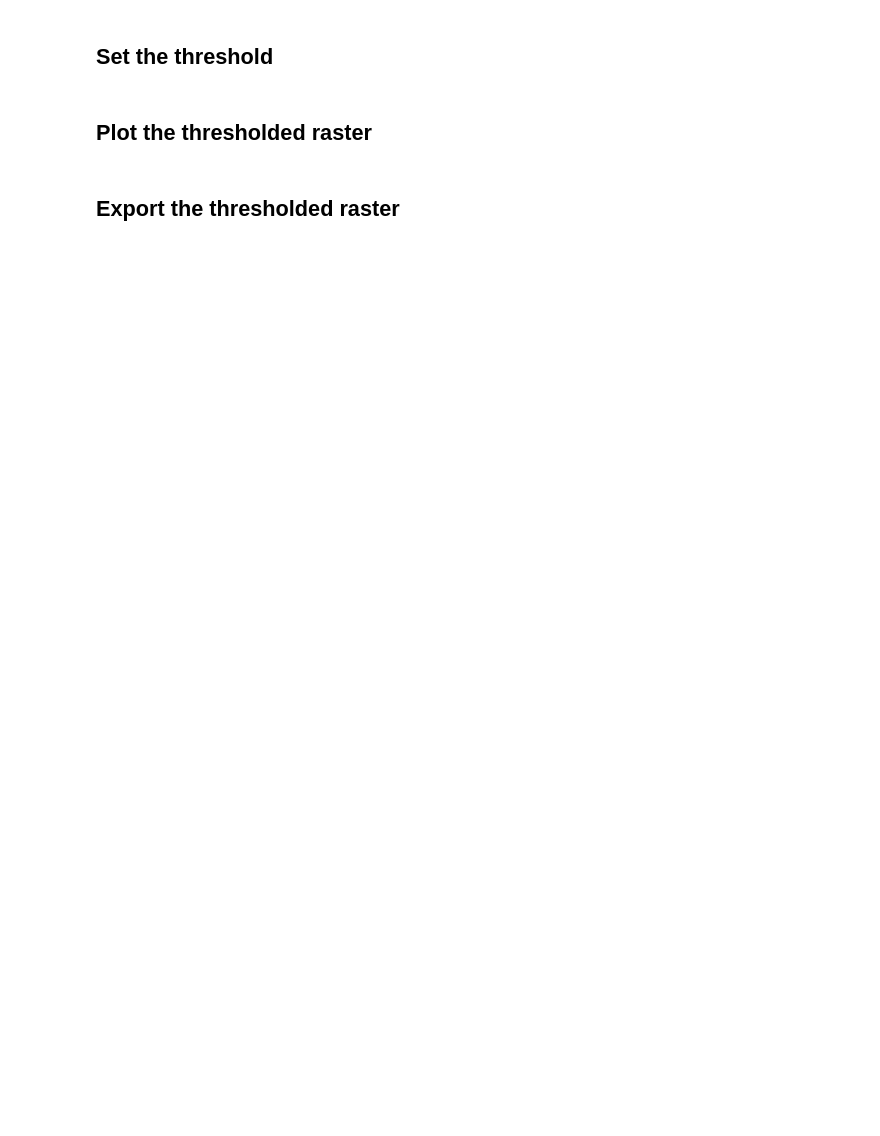
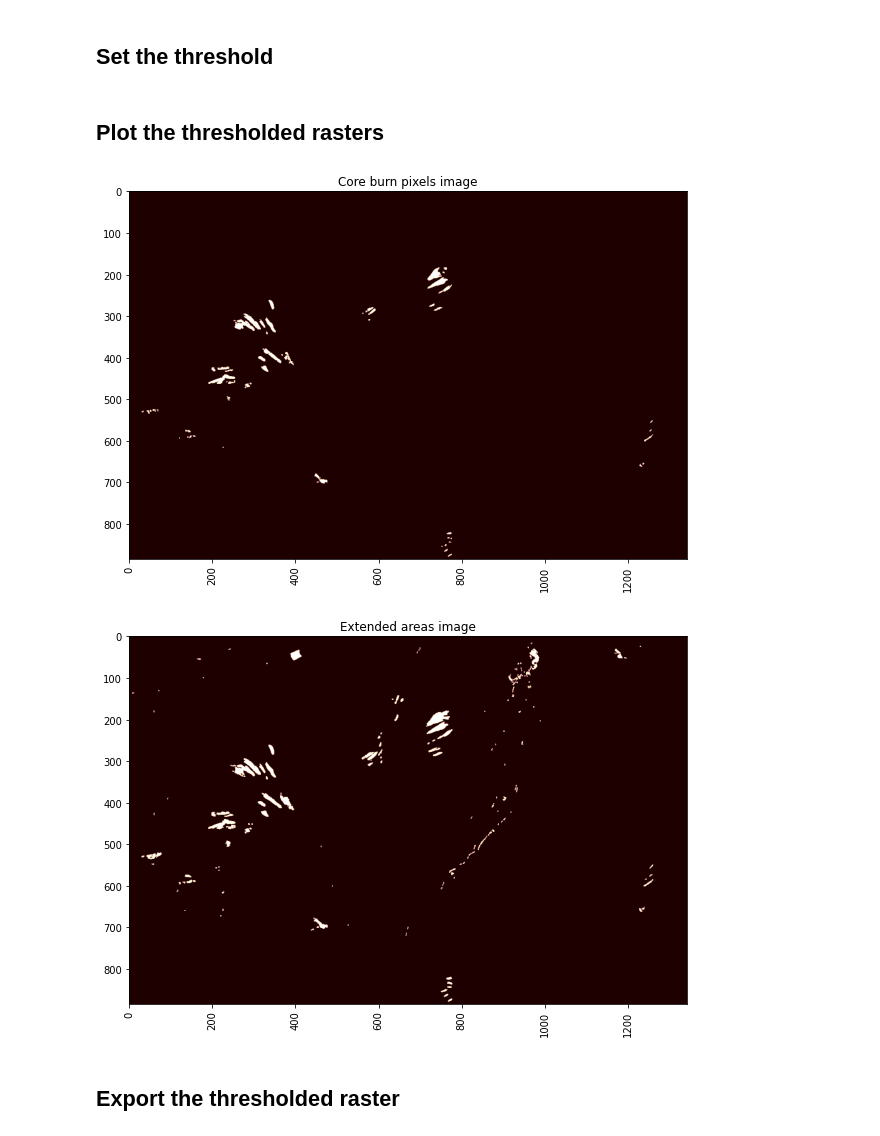
Before and after one commit to duncansnh/burn-mapping, a Jupyter notebook: CUU_burn_extent_image_thresholding.ipynb, the cells around one changed output. Cells and saved outputs as stored; diff of their text form; code cells hidden in the pictures; blank space fills up the shorter version.

```diff
--- a/CUU_burn_extent_image_thresholding.ipynb
+++ b/CUU_burn_extent_image_thresholding.ipynb
@@ -121,6 +121,13 @@ postNBRQ3 = df_burns_indices.postnbr.quantile(0.75)
 print(postNBRQ3)
 dNBR2Q3 = df_burns_indices.dnbr2.quantile(0.75)
 print(dNBR2Q3)
+
+# 25th percentile for extended areas
+print("25th percentiles")
+dSAVIQ1 = df_burns_indices.dsavi.quantile(0.25)
+print(dSAVIQ1)
+postNBRQ1 = df_burns_indices.postnbr.quantile(0.25)
+print(postNBRQ1)
 # %% [output]
 medians
 0.214064359664917
@@ -158,19 +168,28 @@ sievedArray = sieve(reclassArray.astype(rasterio.uint8), size=3, connectivity=8)
 
 # reclassify the second array to contain extended burn pixels
 # in this case where dsavi is greater than the median and post fire image NBR is greater than the median
-extendArray[np.where((indicesArray[4]>=dSAVIQ2) & (indicesArray[0]>=postNBRQ2))] = 1
+extendArray[np.where(indicesArray[4]>=dSAVIQ1)] = 1
 
 # rasterio function to exclude clumps of pixels smaller than 3.  Diagonally joined pixels are allowed.
 sievedExtendArray = sieve(extendArray.astype(rasterio.uint8), size=3, connectivity=8)
 # %% [markdown]
-## Plot the thresholded raster
+## Plot the thresholded rasters
 # %%
 # an inital look to see if in the right ballpark but viewing in GIS is much better!
-plt.figure(figsize=(20,15));
+plt.figure(figsize=(10,8));
 plt.imshow(sievedArray,cmap='pink')
-plt.title('Thresholded image')
+plt.title('Core burn pixels image')
 ax=plt.gca(); ax.ticklabel_format(useOffset=False, style='plain') #do not use scientific notation
 rotatexlabels = plt.setp(ax.get_xticklabels(),rotation=90) #rotate x tick labels 90 degrees
+
+plt.figure(figsize=(10,8));
+plt.imshow(sievedExtendArray,cmap='pink')
+plt.title('Extended areas image')
+ax=plt.gca(); ax.ticklabel_format(useOffset=False, style='plain') #do not use scientific notation
+rotatexlabels = plt.setp(ax.get_xticklabels(),rotation=90) #rotate x tick labels 90 degrees
+# %% [output]
+[figure, added]
+[figure, added]
 # %% [markdown]
 ## Export the thresholded raster
 # %%
```
Also changed, not shown: parts of 1 cell of this notebook.
